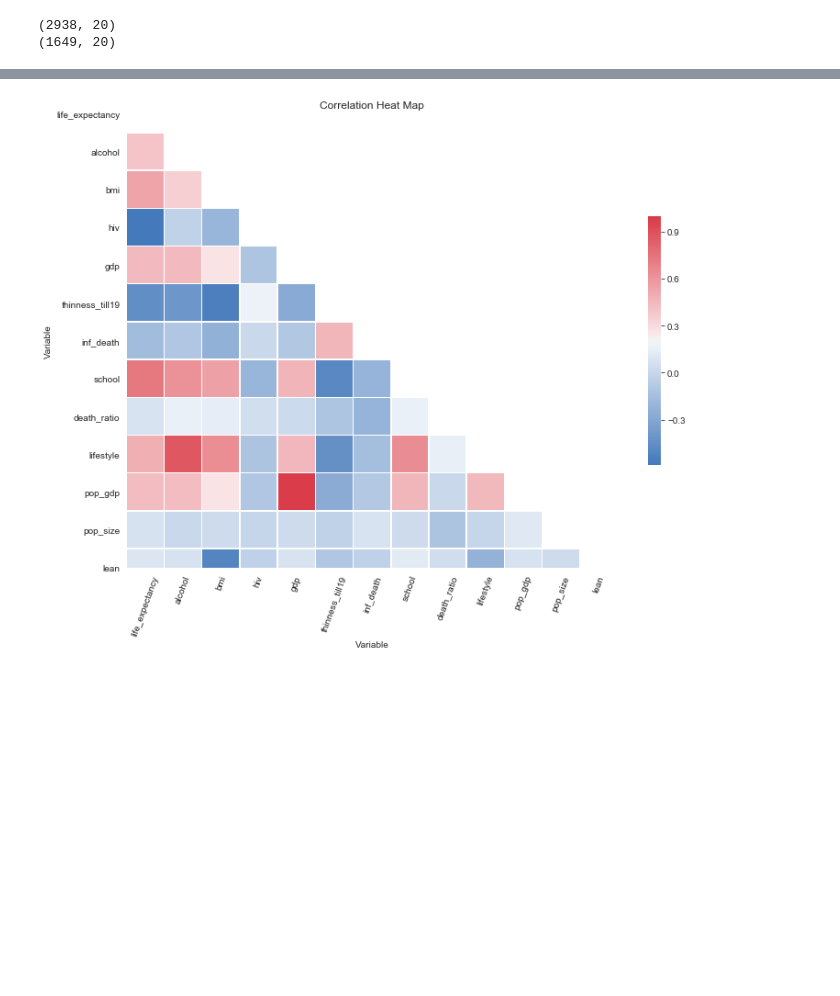
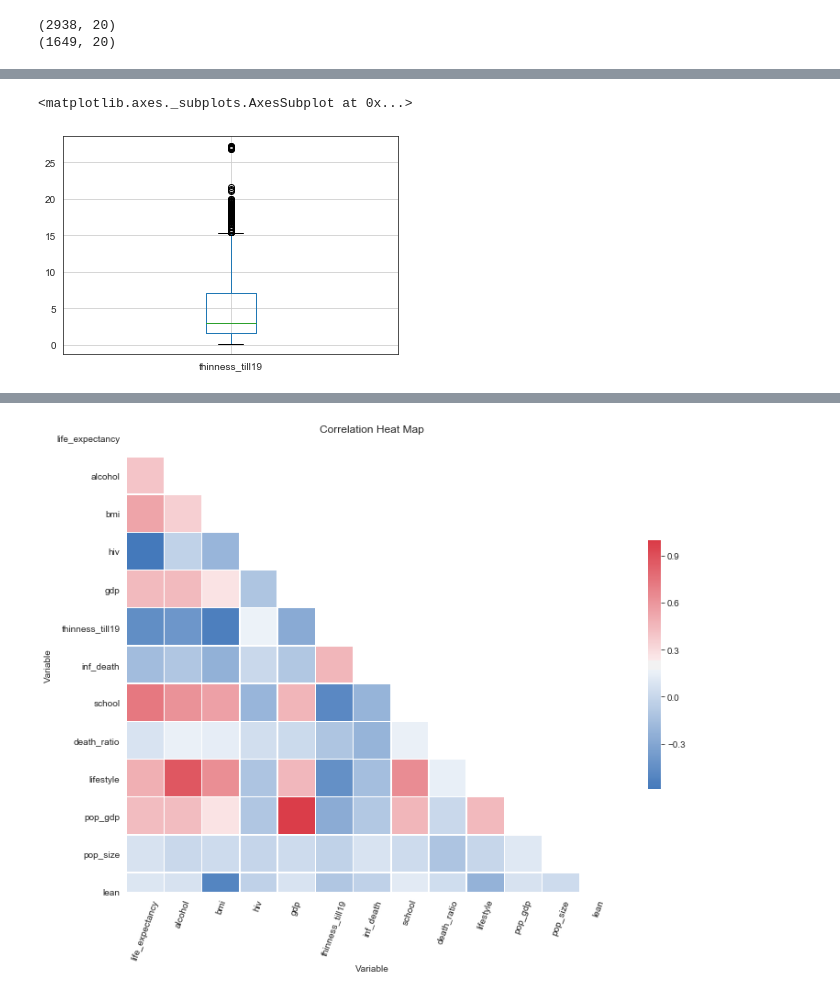
Before and after one commit to DaggerForce/Life_Expectancy_Project, a Jupyter notebook: life_expectancy.ipynb, the cells around one changed output, grey strips where cells are left out. Saved outputs shown, nothing was run; the diff lists cells and outputs as text; code cells hidden in the pictures; blank space fills up the shorter version.

```diff
--- a/life_expectancy.ipynb
+++ b/life_expectancy.ipynb
@@ -63,0 +82,5 @@ corr_map = new_df.corr()
+# %%
+new_df.boxplot(['thinness_till19'])
+# %% [output]
+<matplotlib.axes._subplots.AxesSubplot at 0x...>
+[figure, added]
```
Also changed, not shown: parts of 12 cells of this notebook, 6 other files.
